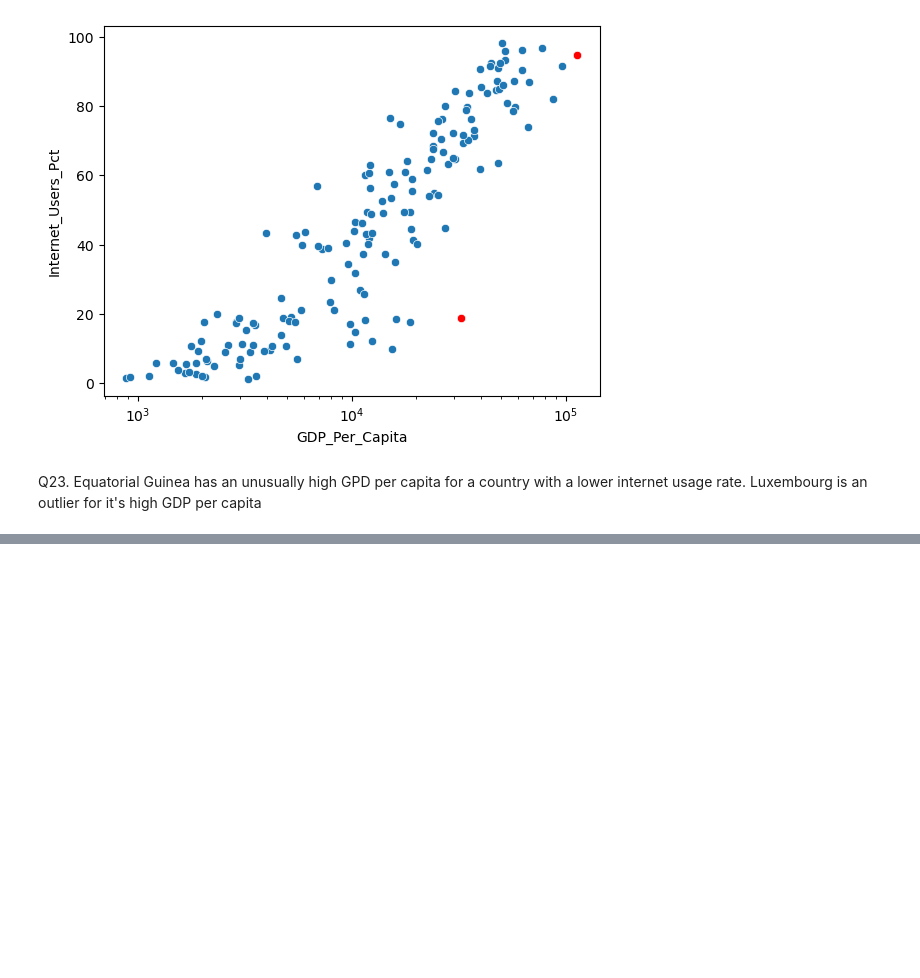
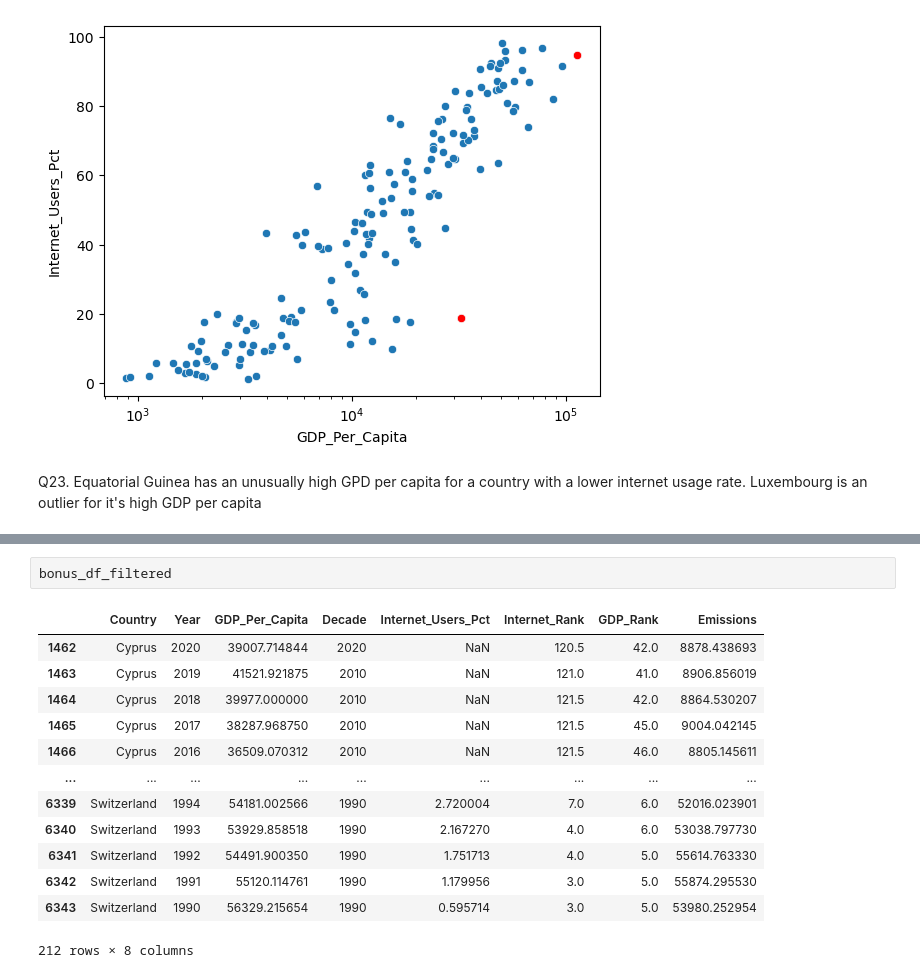
Before and after one commit to NSS-Data-Analytics-Cohort-8/gdp-and-internet-usage-jtbest, a Jupyter notebook: notebooks/un_project.ipynb, the cells around one changed output, grey strips where cells are left out. Saved outputs shown, nothing was run; the diff lists cells and outputs as text; blank space fills up the shorter version.

```diff
--- a/notebooks/un_project.ipynb
+++ b/notebooks/un_project.ipynb
@@ -637,0 +660,16 @@ Name: Internet_Users_Pct, dtype: float64
+# %%
+bonus_df_filtered
+# %% [output]
+|  | Country | Year | GDP_Per_Capita | Decade | Internet_Users_Pct | Internet_Rank | GDP_Rank | Emissions |
+| 1462 | Cyprus | 2020 | 39007.714844 | 2020 | NaN | 120.5 | 42.0 | 8878.438693 |
+| 1463 | Cyprus | 2019 | 41521.921875 | 2010 | NaN | 121.0 | 41.0 | 8906.856019 |
+| 1464 | Cyprus | 2018 | 39977.000000 | 2010 | NaN | 121.5 | 42.0 | 8864.530207 |
+| 1465 | Cyprus | 2017 | 38287.968750 | 2010 | NaN | 121.5 | 45.0 | 9004.042145 |
+| 1466 | Cyprus | 2016 | 36509.070312 | 2010 | NaN | 121.5 | 46.0 | 8805.145611 |
+| ... | ... | ... | ... | ... | ... | ... | ... | ... |
+| 6339 | Switzerland | 1994 | 54181.002566 | 1990 | 2.720004 | 7.0 | 6.0 | 52016.023901 |
+| 6340 | Switzerland | 1993 | 53929.858518 | 1990 | 2.167270 | 4.0 | 6.0 | 53038.797730 |
+| 6341 | Switzerland | 1992 | 54491.900350 | 1990 | 1.751713 | 4.0 | 5.0 | 55614.763330 |
+| 6342 | Switzerland | 1991 | 55120.114761 | 1990 | 1.179956 | 3.0 | 5.0 | 55874.295530 |
+| 6343 | Switzerland | 1990 | 56329.215654 | 1990 | 0.595714 | 3.0 | 5.0 | 53980.252954 |
+212 rows × 8 columns
```
Also changed, not shown: parts of 24 cells of this notebook.
